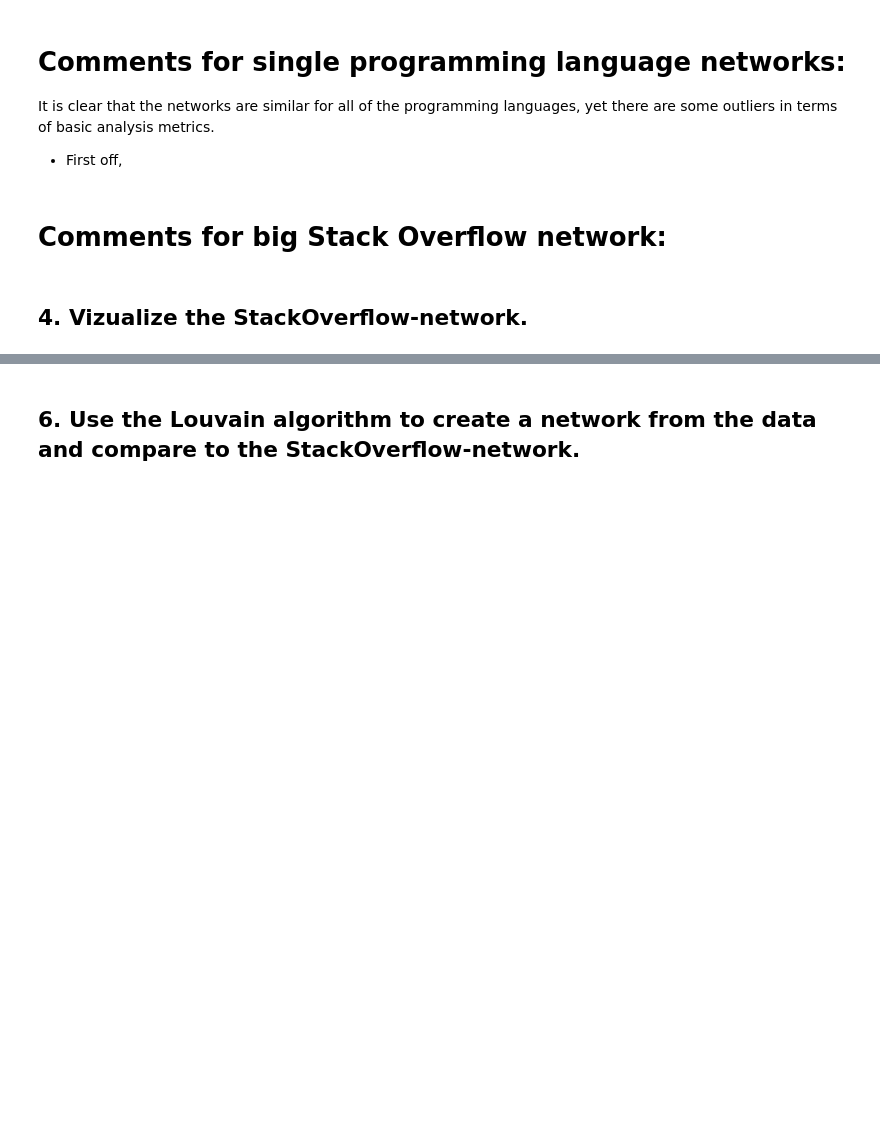
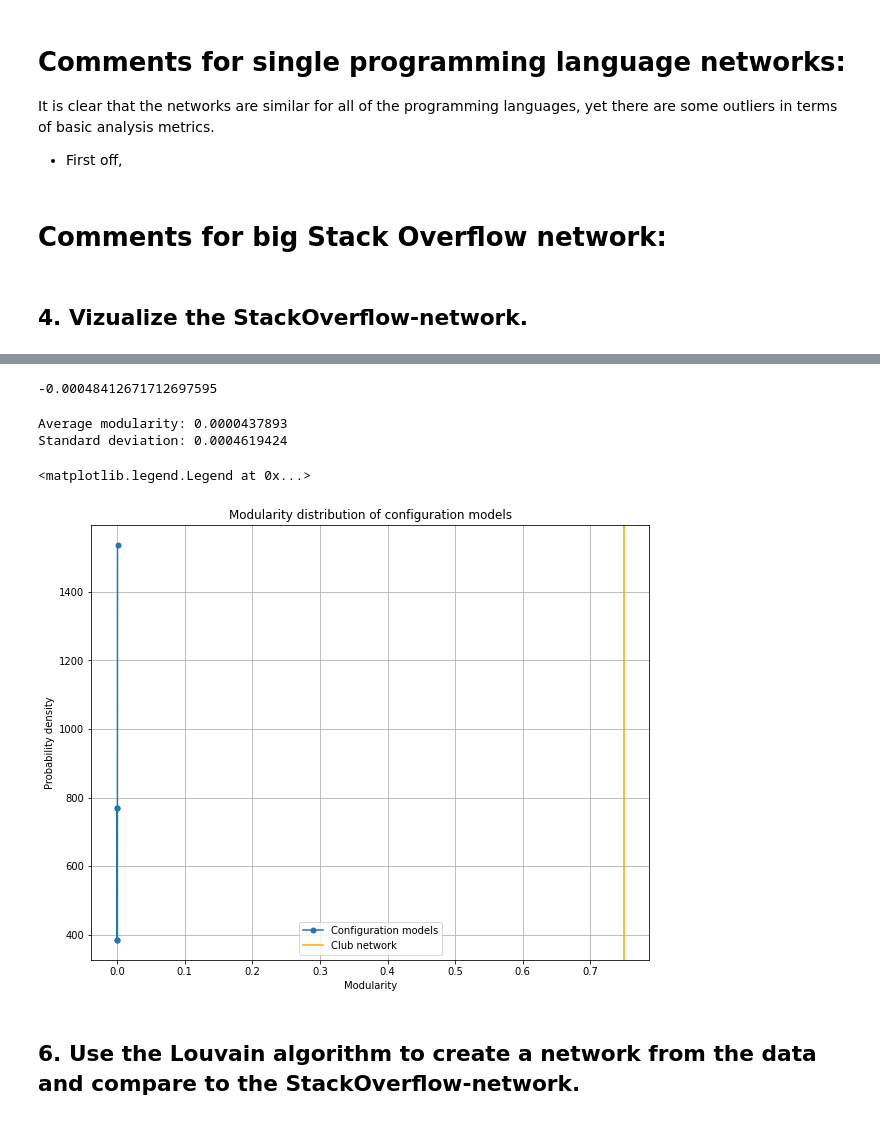
Before and after one commit to asgerius/css-project, a Jupyter notebook: network_investigation.ipynb, the cells around one changed output, grey strips where cells are left out. Drawn from its saved outputs; the diff is of its cells as text; code cells hidden in the pictures; blank space fills up the shorter version.

```diff
--- a/network_investigation.ipynb
+++ b/network_investigation.ipynb
@@ -763,2 +648,67 @@ Modularity of STack Overflow programming language splits: 0.7499619932
+# %%
+### We create randomized versions of the Stack Overflow Graph
+def conf_model(graph):
+
+    ## Create graph that is a copy of nodes
+    g = nx.DiGraph()
+    g.add_nodes_from(graph.nodes)
+    # g.add_edges_from(graph.edges)
+
+    ## Shuffle edge targets and add edges
+    sources, targets = np.transpose(graph.edges)
+    np.random.shuffle(targets)
+    edges = [(source, target) for source, target in np.transpose([sources, targets])]
+    # g.remove_edges_from(graph.edges)
+    g.add_edges_from(edges)
+
+    return g
+# %%
+modularity(graph=conf_model(so_graph), partitions=partitions.values())
+# %% [output]
+-0.00048412671712697595
+# %%
+random_modularities = [modularity(graph=conf_model(so_graph), partitions=partitions.values()) for _ in tqdm(range(10))]
+# %%
+print("Average modularity: %.10f" % np.mean(random_modularities))
+print("Standard deviation: %.10f" % np.std(random_modularities, ddof=1))
+# %% [output]
+Average modularity: 0.0000437893
+Standard deviation: 0.0004619424
+# %%
+## Function for computing histograms
+def in_out_degree_histogram(graph):
+
+    in_degrees, out_degrees = graph_degrees(graph)
+    bins = np.logspace(0, np.log10(max(in_degrees)), 10)
+    in_hist, edges = np.histogram(in_degrees, bins=bins, density=True)
+    x_in = (edges[1:] + edges[:-1]) / 2.
+
+    bins = np.logspace(0, np.log10(max(out_degrees)), 10)
+    out_hist, edges = np.histogram(out_degrees, bins=bins, density=True)
+    x_out = (edges[1:] + edges[:-1]) / 2.
+
+    return in_hist, x_in, out_hist, x_out
+
+
+def bins(data, spacing=lambda x, b: np.linspace(0, max(x), b), bins=10):
+    bins = spacing(data, bins+1)
+    hist, edges = np.histogram(data, bins=bins, density=True)
+    x = (edges[1:] + edges[:-1]) / 2
+    xx, yy = x[hist>0], hist[hist>0]
+    return xx, yy
+
+## Use binning function from Part 1
+mod, dens = bins(random_modularities, lambda x, b: np.linspace(min(x), max(x), b), bins=5)
+fig, ax = plt.subplots(figsize=(10, 8))
+ax.plot(mod, dens, marker=".", ms=10, label="Configuration models")
+ax.axvline(modularity(graph=so_graph, partitions=partitions.values()), c="orange", label="Club network")
+ax.grid(True)
+ax.set_title("Modularity distribution of configuration models")
+ax.set_xlabel("Modularity")
+ax.set_ylabel("Probability density")
+ax.legend()
+# %% [output]
+<matplotlib.legend.Legend at 0x...>
+[figure, added]
 # %% [markdown]
 ## 6. Use the Louvain algorithm to create a network from the data and compare to the StackOverflow-network.
```
Also changed, not shown: parts of 29 cells of this notebook.
